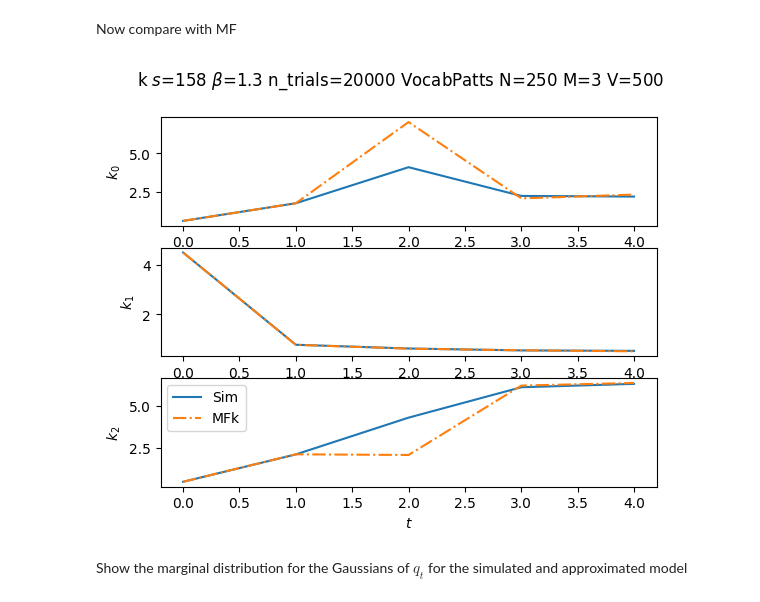
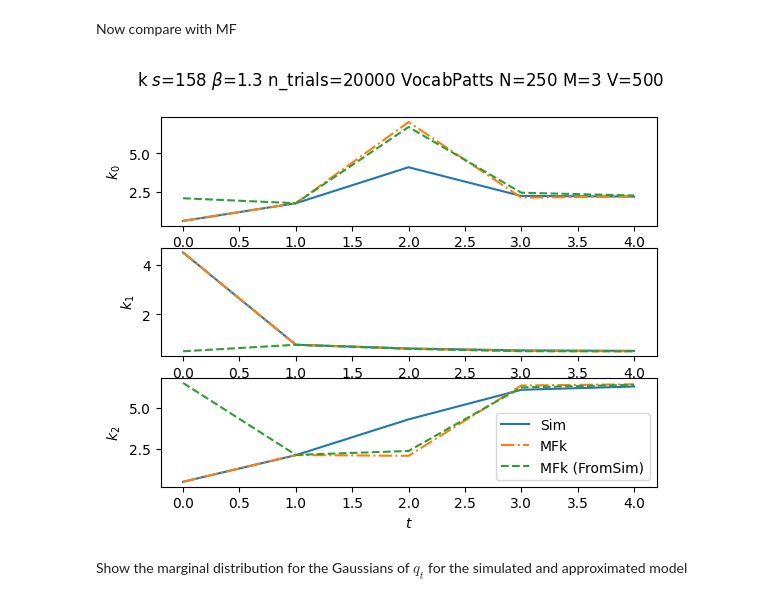
Before and after one commit to muxitox/nanoGPT, a Jupyter notebook: simple_model/simple_output_model_q.ipynb, the cells around one changed output. Cells and saved outputs as stored; diff of their text form; code cells hidden in the pictures.

Commit message:
Add mf from simulated

```diff
--- a/simple_model/simple_output_model_q.ipynb
+++ b/simple_model/simple_output_model_q.ipynb
@@ -438,3 +440,36 @@ tensor([[4.0965e-06, 1.4875e-06, 1.4635e-06],
+# %%
+# Variables to save stats
+mu_q_t_1_m3 = tok_0 @ W_q.T
+cov_q_t_1_m3 = torch.zeros((num_patterns, num_patterns))
+
+stats_k_mf_m3 = torch.zeros((num_running_steps, num_patterns))
+idxs_mf_m3 = torch.zeros(num_running_steps)
+
+probs_mf_t_m3 = torch.zeros(len(timesteps_to_examine), emb_size)
+q_mf_t_m3 = torch.zeros(len(timesteps_to_examine), num_patterns)
+q_mf_cov_t_m3 = torch.zeros(len(timesteps_to_examine), num_patterns, num_patterns)
+# %%
+#####
+# Compute the approximation
+########
+
+
+for t in range(num_running_steps):
+
+    mu_k, mu_q_t_1_m3, cov_q_t_1_m3, max_k, probs_mf = forward_mf(mu_q_t_1_m3, cov_q_t_1_m3, tok_emb, W_k, W_q, beta)
+
+    # Save stats
+    idxs_mf_m3[t] = max_k
+    stats_k_mf_m3[t] = mu_k
+    if t in timesteps_to_examine:
+        probs_mf_t_m3[timesteps_to_examine_dict[t]] = probs_mf
+        q_mf_t_m3[timesteps_to_examine_dict[t]] = mu_q_t_1_m3
+        q_mf_cov_t_m3[timesteps_to_examine_dict[t]] = cov_q_t_1_m3
+
+    # Set the mu and sigma for the next step as the average moments of the simulated trajectory
+    q_t_1 = tok_stats_sim[:,t,:] @ W_q.T
+    mu_q_t_1_m3 = torch.mean(q_t_1, dim=0)
+    cov_q_t_1_m3 = torch.cov(q_t_1.T)
 # %% [markdown]
 ## Plotting
 # %%
@@ -544,12 +584,12 @@ subplot_trajectories(stats, label, line, title, "k", random_feats=False, max_fea
 # %% [markdown]
 Now compare with MF
 # %%
-stats = [tok_stats_sim_avg @ W_k.T,  stats_k_mf]
-label = ["Sim", "MFk"]
-line = ["-", "-."]
+stats = [tok_stats_sim_avg @ W_k.T,  stats_k_mf, stats_k_mf_m3]
+label = ["Sim", "MFk", "MFk (FromSim)"]
+line = ["-", "-.", "--"]
 subplot_trajectories(stats, label, line, title, "k", random_feats=True)
 # %% [output]
-[figure, old version]
+[figure, new version]
 # %% [markdown]
 Show the marginal distribution for the Gaussians of $q_t$ for the simulated and approximated model
 # %%
```
Also changed, not shown: parts of 4 cells of this notebook.
